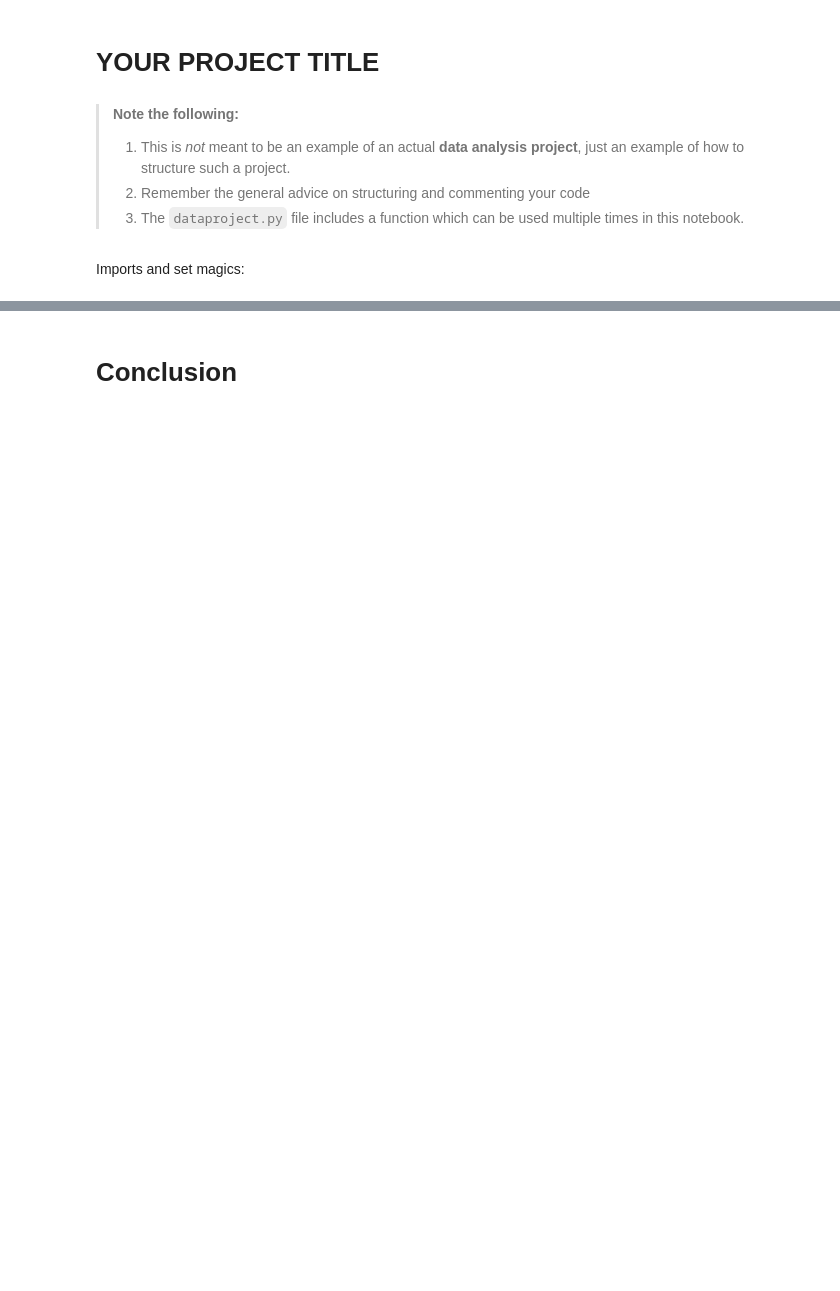
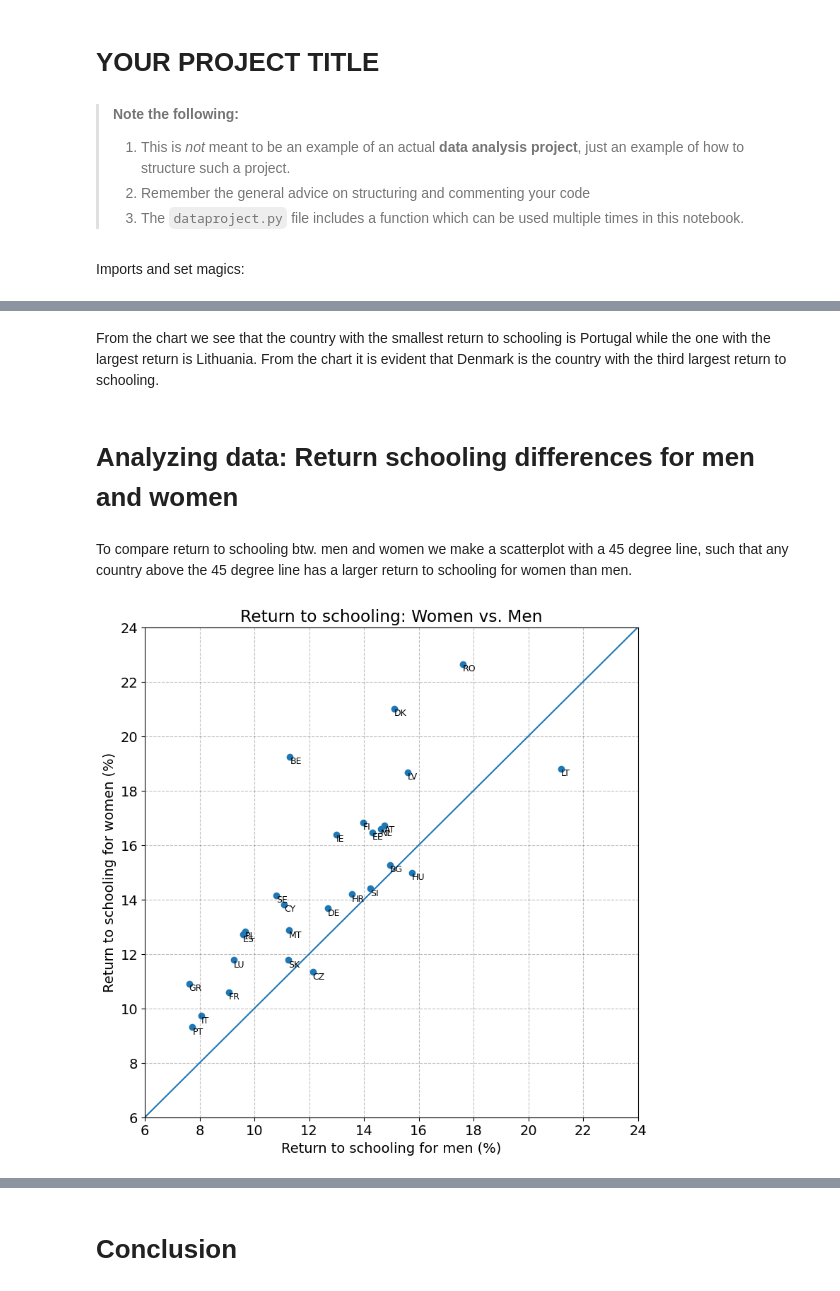
Before and after one commit to NumEconCopenhagen/projects-2024-flation, a Jupyter notebook: dataproject/dataproject.ipynb, the cells around one changed output, grey strips where cells are left out. Cells and saved outputs as stored; diff of their text form; code cells hidden in the pictures; blank space fills up the shorter version.

```diff
--- a/dataproject/dataproject.ipynb
+++ b/dataproject/dataproject.ipynb
@@ -28,6 +9,0 @@ import DataProject
-# %%
-return_to_schooling = 'Data_Return_To_Schooling.dta'
-government_expenditure = 'Data_Government_Expenditures.dta'
-
-rts = pd.read_stata(return_to_schooling)
-gexp = pd.read_stata(government_expenditure)
@@ -188,0 +128,7 @@ MAKE FURTHER ANALYSIS. EXPLAIN THE CODE BRIEFLY AND SUMMARIZE THE RESULTS.
+# %%
+# Doing a left merge on country and iso (We do it on iso as it is in both datasets)
+gexp_rts_eu = pd.merge(rts_eu_sorted, gexp_eu_2019, on = ['country','iso'], how = 'left')
+del gexp_rts_eu['index']
+
+# The full datasets can be shown
+gexp_rts_eu.head(27)
@@ -188,0 +197,29 @@ MAKE FURTHER ANALYSIS. EXPLAIN THE CODE BRIEFLY AND SUMMARIZE THE RESULTS.
+# %% [markdown]
+From the chart we see that the country with the smallest return to schooling is Portugal while the one with the largest return is Lithuania. From the chart it is evident that Denmark is the country with the third largest return to schooling.
+# %% [markdown]
+# Analyzing data: Return schooling differences for men and women
+# %% [markdown]
+To compare return to schooling btw. men and women we make a scatterplot with a 45 degree line, such that any country above the 45 degree line has a larger return to schooling for women than men.
+# %%
+# Make the axes for the 45 degree line
+deg_45_line = np.linspace(6,24,19)
+
+# Define a figure
+fig = plt.figure(figsize = (9,9))
+ax1 = fig.add_subplot(1,1,1)
+
+# Plot the return to schooling for women against the one for men as well as the 45 degree line
+ax1.plot(deg_45_line,deg_45_line)
+ax1.scatter(gexp_rts_eu['rts_men'],gexp_rts_eu['rts_women'])
+
+# Give each point a name corresponding to their isocode
+for i, label in enumerate(gexp_rts_eu['iso']) :
+    ax1.text(gexp_rts_eu['rts_men'][i],gexp_rts_eu['rts_women'][i],label,fontsize = 9, ha = 'left', va = 'top')
+
+# Set limits and labels
+ax1.set_ylim(6,24) ; ax1.set_xlim(6,24)
+ax1.set_ylabel('Return to schooling for women (%)')
+ax1.set_xlabel('Return to schooling for men (%)')
+ax1.set_title('Return to schooling: Women vs. Men') ;
+# %% [output]
+[figure, added]
```
Also changed, not shown: parts of 47 cells of this notebook, 1 other file.
